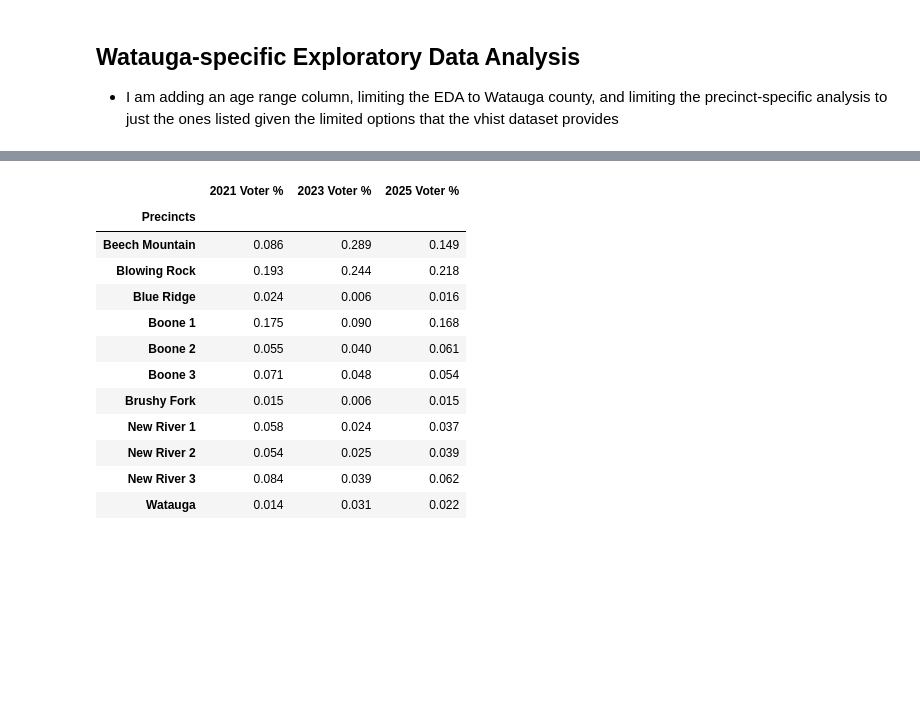
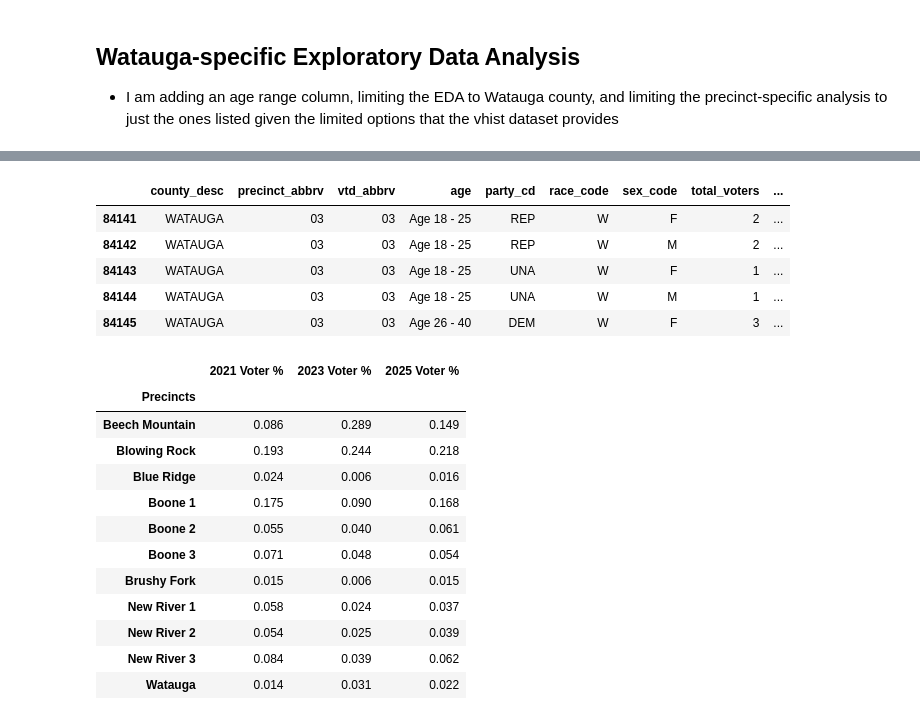
Before and after one commit to vandyy123/Election-Analysis, a Jupyter notebook: Data Validation and Further/Verifying Voter Results.ipynb, the cells around one changed output, grey strips where cells are left out. Cells and saved outputs as stored; diff of their text form; code cells hidden in the pictures; blank space fills up the shorter version.

```diff
--- a/Data Validation and Further/Verifying Voter Results.ipynb
+++ b/Data Validation and Further/Verifying Voter Results.ipynb
@@ -254,3 +264,12 @@ vhist_11_21 = wat_vhist_import_clean(vhist_11_21, hist_cols)
+# %%
+vhist_11_21.head()
+# %% [output]
+|  | county_desc | precinct_abbrv | vtd_abbrv | age | party_cd | race_code | sex_code | total_voters | ... |
+| 84141 | WATAUGA | 03 | 03 | Age 18 - 25 | REP | W | F | 2 | ... |
+| 84142 | WATAUGA | 03 | 03 | Age 18 - 25 | REP | W | M | 2 | ... |
+| 84143 | WATAUGA | 03 | 03 | Age 18 - 25 | UNA | W | F | 1 | ... |
+| 84144 | WATAUGA | 03 | 03 | Age 18 - 25 | UNA | W | M | 1 | ... |
+| 84145 | WATAUGA | 03 | 03 | Age 26 - 40 | DEM | W | F | 3 | ... |
 # %%
 def turnout_percent(vr, vhist):
 
```
Also changed, not shown: parts of 3 cells of this notebook.
